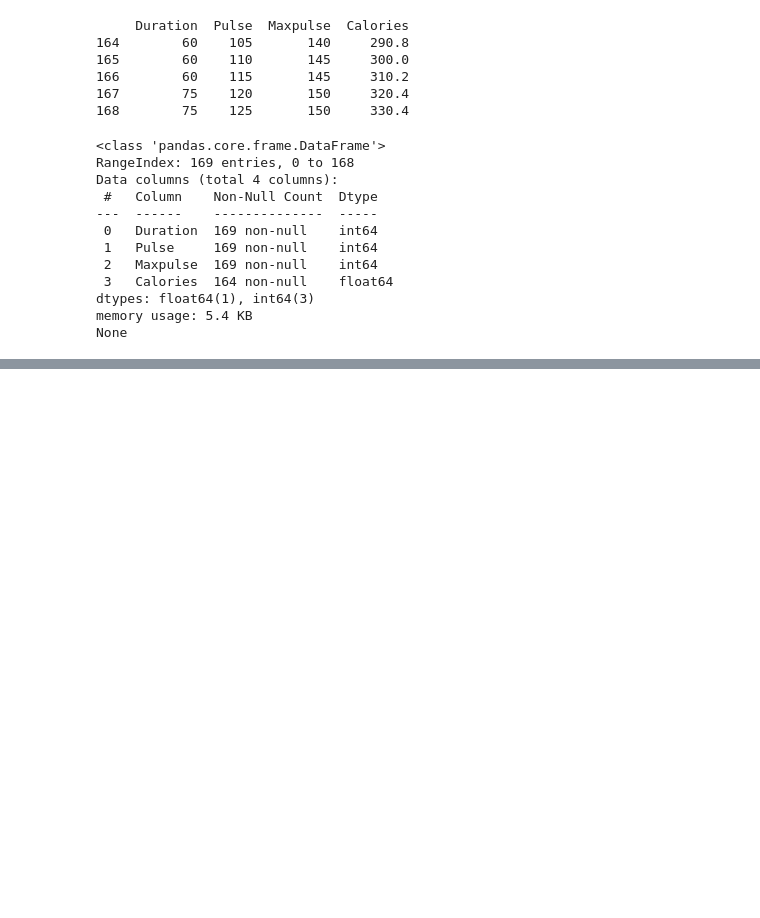
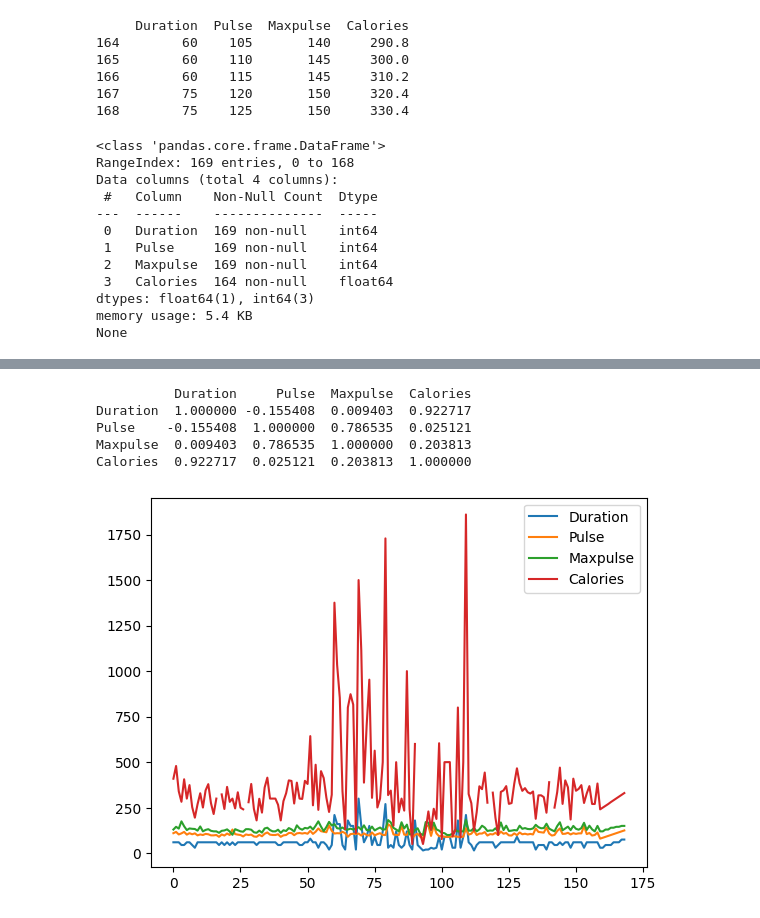
Before and after one commit to venkyalane/python-pandas, a Jupyter notebook: pandas_tutorial.ipynb, the cells around one changed output, grey strips where cells are left out. Cells and saved outputs as stored; diff of their text form; code cells hidden in the pictures; blank space fills up the shorter version.

Commit message:
Pandas Tutorial

```diff
--- a/pandas_tutorial.ipynb
+++ b/pandas_tutorial.ipynb
@@ -257,0 +517,24 @@ print(new_df.to_string())
+# %%
+# Finding Relationships
+# A great aspect of the Pandas module is the corr() method.
+# The corr() method calculates the relationship between each column in your data set.
+df = pd.read_csv('data.csv')
+print(df.corr())
+# %% [output]
+          Duration     Pulse  Maxpulse  Calories
+Duration  1.000000 -0.155408  0.009403  0.922717
+Pulse    -0.155408  1.000000  0.786535  0.025121
+Maxpulse  0.009403  0.786535  1.000000  0.203813
+Calories  0.922717  0.025121  0.203813  1.000000
+# %%
+# Plotting
+# Pandas uses the plot() method to create diagrams.
+# We can use Pyplot, a submodule of the Matplotlib library to visualize the diagram on the screen.
+
+import pandas as pd
+import matplotlib.pyplot as plt
+df = pd.read_csv('data.csv')
+df.plot()
+plt.show()
+# %% [output]
+[figure, added]
```
Also changed, not shown: parts of 19 cells of this notebook, 4 other files.
